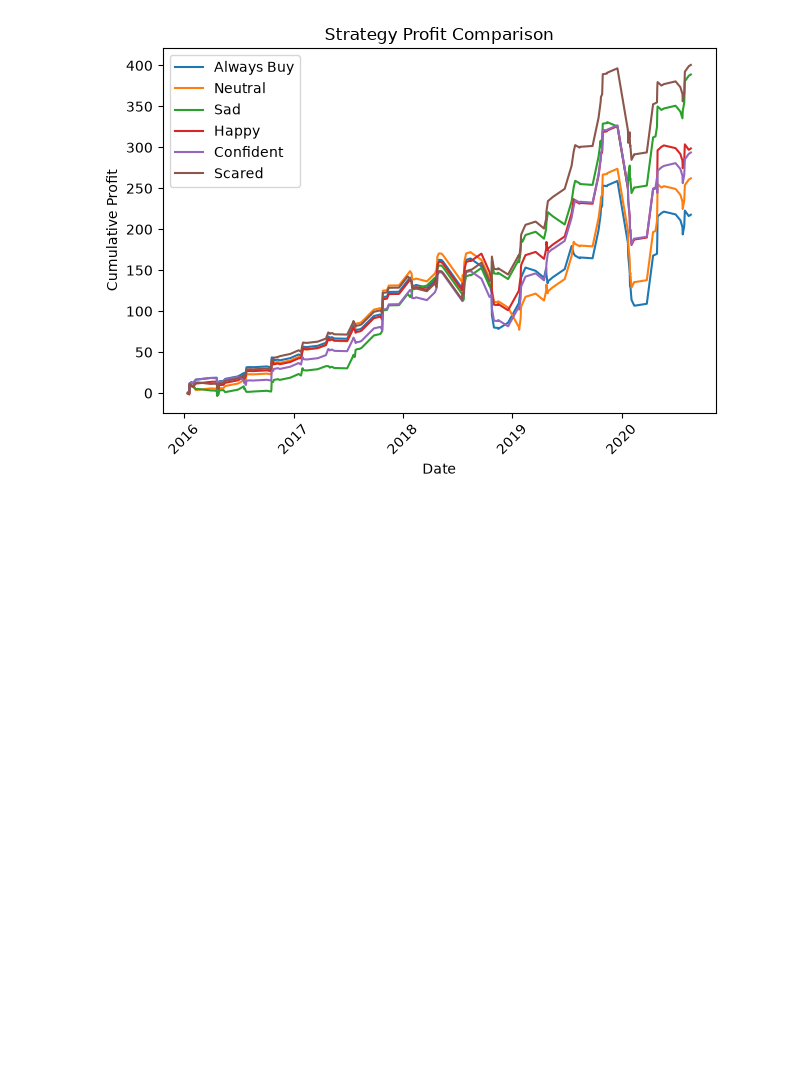
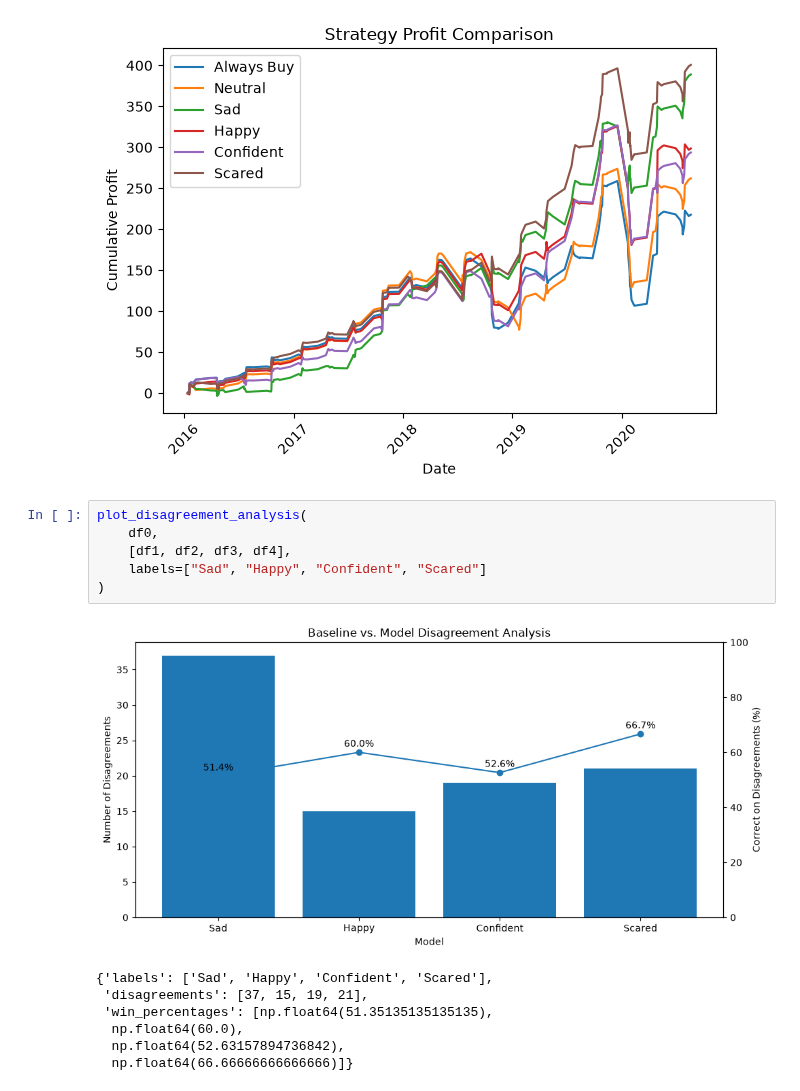
Before and after one commit to Varunv20/FinLLM, a Jupyter notebook: analysis.ipynb, the cells around one changed output. Cells and saved outputs as stored; diff of their text form; blank space fills up the shorter version.

Commit message:
add images

```diff
--- a/analysis.ipynb
+++ b/analysis.ipynb
@@ -860,3 +917,17 @@ plot_correct_percentages([buy_df, df0, df1, df2, df3, df4], labels=["Always Buy"
 plot_pnl_comparison([buy_df, df0, df1, df2, df3, df4], labels=["Always Buy", "Neutral", "Sad", "Happy", "Confident", "Scared"])
 # %% [output]
 [figure]
+# %%
+plot_disagreement_analysis(
+    df0,
+    [df1, df2, df3, df4],
+    labels=["Sad", "Happy", "Confident", "Scared"]
+)
+# %% [output]
+[figure, added]
+{'labels': ['Sad', 'Happy', 'Confident', 'Scared'],
+ 'disagreements': [37, 15, 19, 21],
+ 'win_percentages': [np.float64(51.35135135135135),
+  np.float64(60.0),
+  np.float64(52.63157894736842),
+  np.float64(66.66666666666666)]}
```
Also changed, not shown: parts of 14 cells of this notebook, 14 other files.
